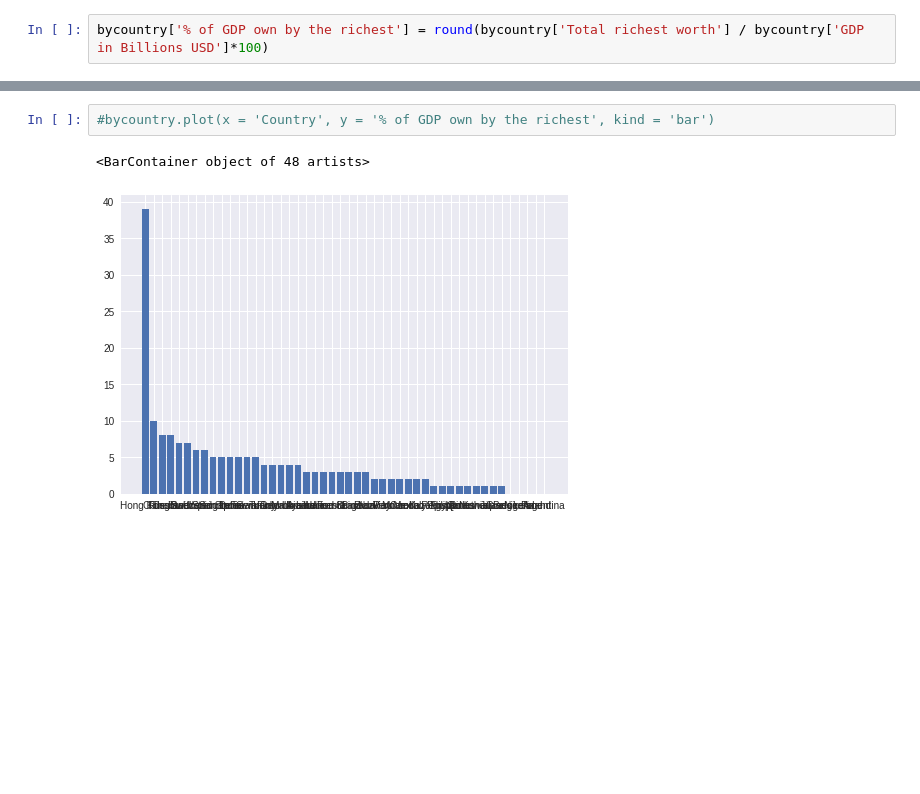
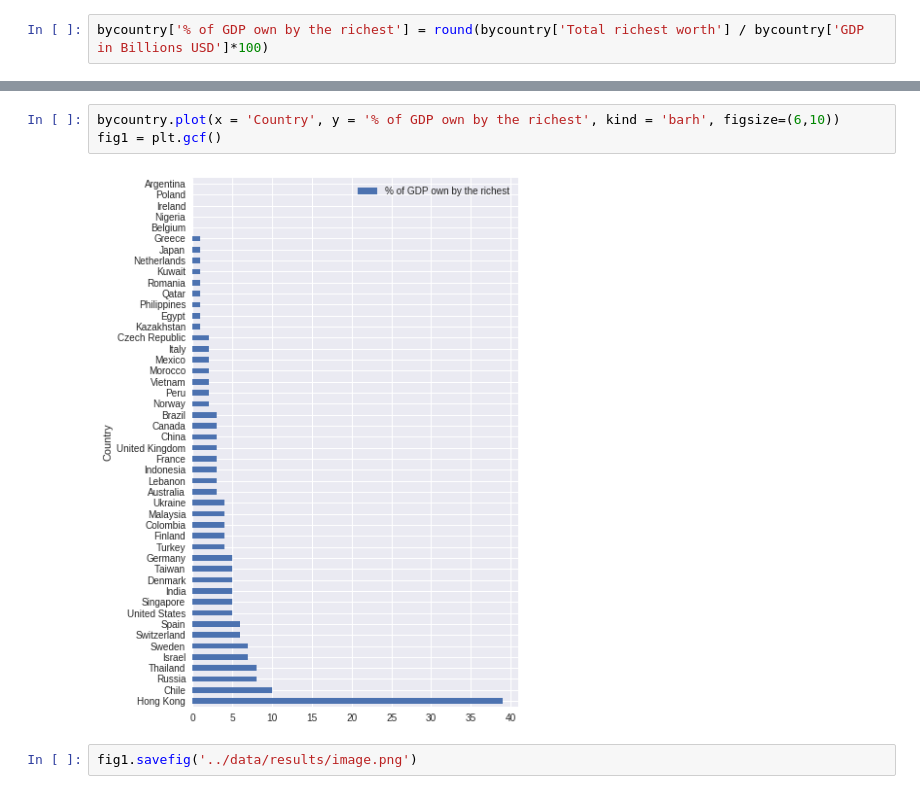
Before and after one commit to Albrodmar/Ironhack-Module-1-Project---Pipeline, a Jupyter notebook: notebooks/matplotlib.ipynb, the cells around one changed output, grey strips where cells are left out. Drawn from its saved outputs; the diff is of its cells as text; blank space fills up the shorter version.

```diff
--- a/notebooks/matplotlib.ipynb
+++ b/notebooks/matplotlib.ipynb
@@ -19,5 +35,7 @@ y = bycountry['% of GDP own by the richest']
 # %%
-#bycountry.plot(x = 'Country', y = '% of GDP own by the richest', kind = 'bar')
+bycountry.plot(x = 'Country', y = '% of GDP own by the richest', kind = 'barh', figsize=(6,10))
+fig1 = plt.gcf()
 # %% [output]
-<BarContainer object of 48 artists>
-[figure, old version]
+[figure, new version]
+# %%
+fig1.savefig('../data/results/image.png')
```
Also changed, not shown: parts of 6 cells of this notebook, 2 other files.
